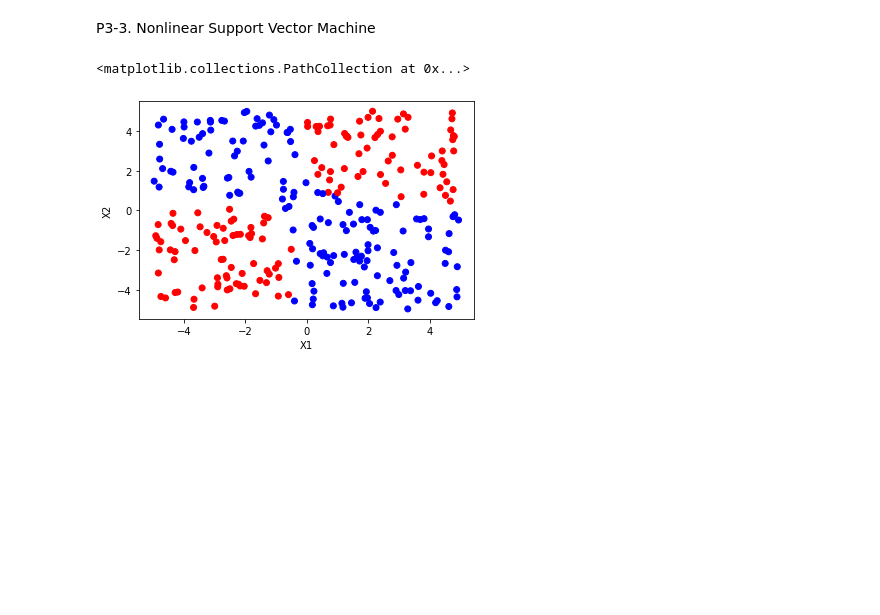
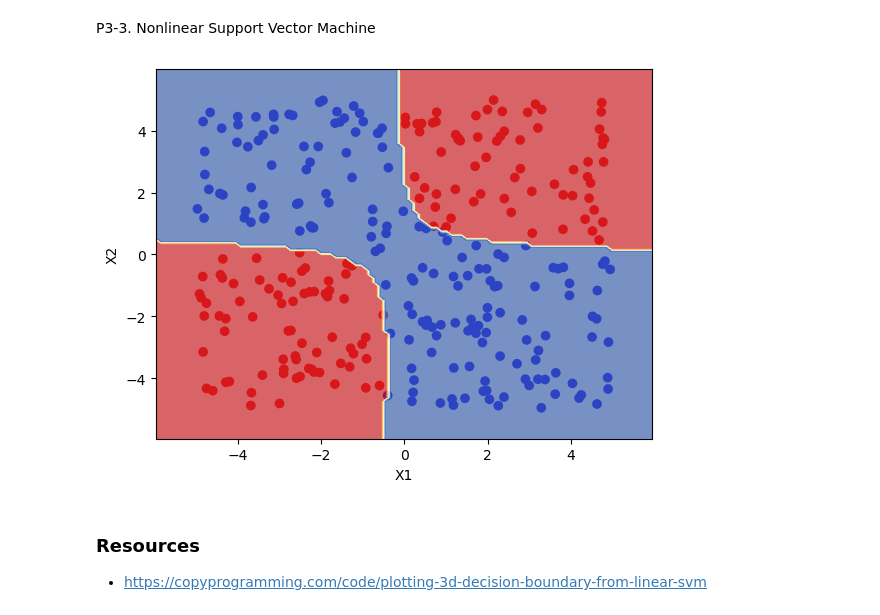
Before and after one commit to antoniolang1107/Classification-and-SVM, a Jupyter notebook: Document_Classification_and_SVM.ipynb, the cells around one changed output. Drawn from its saved outputs; the diff is of its cells as text; code cells hidden in the pictures; blank space fills up the shorter version.

```diff
--- a/Document_Classification_and_SVM.ipynb
+++ b/Document_Classification_and_SVM.ipynb
@@ -87,14 +101,26 @@ from sklearn.svm import NuSVC
 nonlinearSVM = NuSVC()
 nonlinearSVM.fit(X,Y)
 predictions = nonlinearSVM.predict(X)
-# %%
-import matplotlib.pyplot as plt
-from matplotlib import colors
-# plot X,Y and decision boundaries
-
-plt.xlabel("X1")
-plt.ylabel("X2")
-plt.scatter(X[:,0], X[:,1], c=predictions, cmap=colors.ListedColormap(['red', 'blue']))
-# %% [output]
-<matplotlib.collections.PathCollection at 0x...>
-[figure, removed]
+# %%
+import matplotlib.pyplot as plt
+import numpy as np
+from matplotlib import colors
+
+plt.xlabel("X1")
+plt.ylabel("X2")
+plt.scatter(X[:,0], X[:,1], c=predictions, cmap=colors.ListedColormap(['red', 'blue']))
+
+# gets data for bounds of the plot
+x_min, x_max = X[:,0].min() - 1, X[:,0].max() + 1
+y_min, y_max = X[:,1].min() - 1, X[:,1].max() + 1
+
+xx, yy = np.meshgrid(np.linspace(x_min,x_max, 100),np.linspace(y_min, y_max, 100))
+Z = nonlinearSVM.predict(np.c_[xx.ravel(), yy.ravel()])
+Z = Z.reshape(xx.shape)
+plt.contourf(xx, yy, Z, cmap=plt.cm.RdYlBu, alpha=0.7 ) # plots the decision boundary
+print()
+# %% [output]
+[figure, added]
+# %% [markdown]
+### Resources
+- https://copyprogramming.com/code/plotting-3d-decision-boundary-from-linear-svm
```
Also changed, not shown: parts of 4 cells of this notebook.
